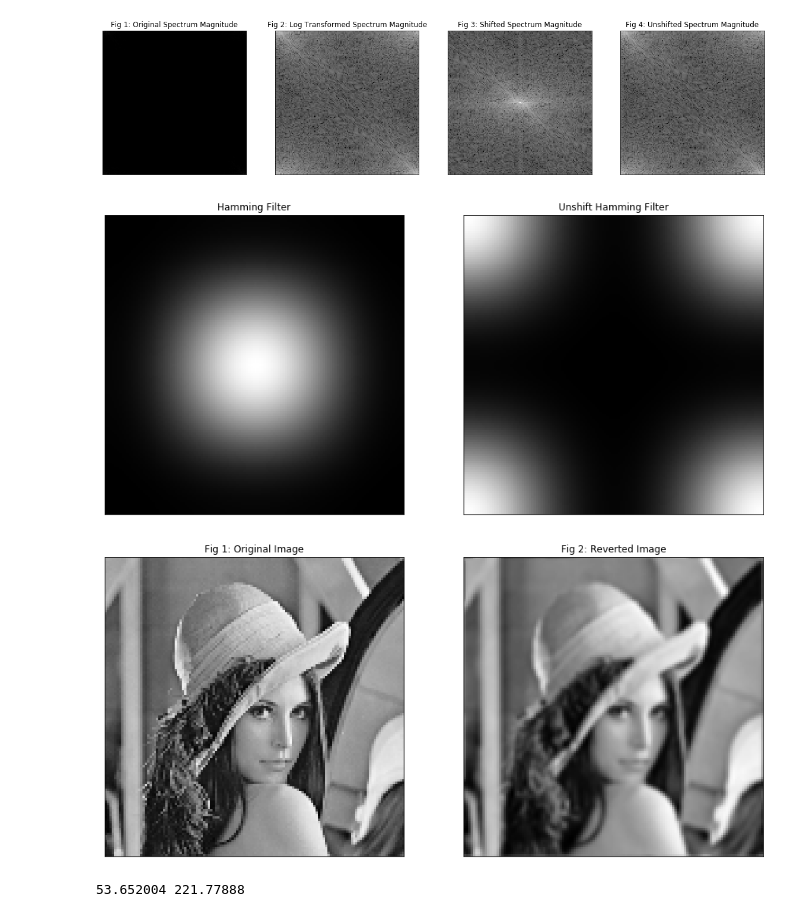
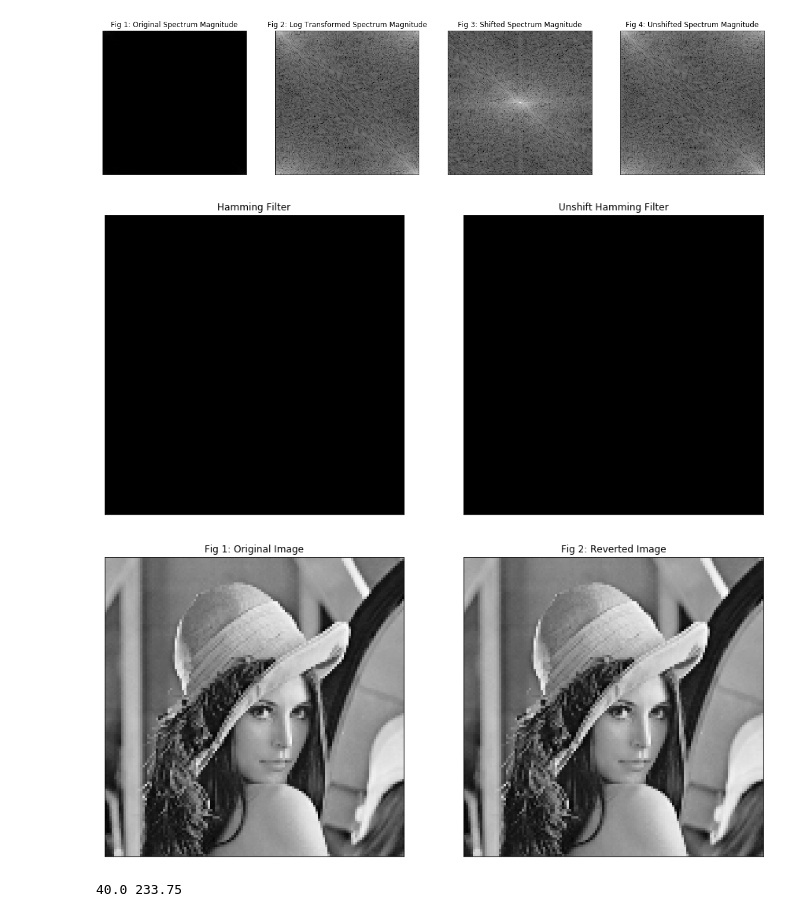
Before and after one commit to EricZimmermann/ECSE444-Filtering, a Jupyter notebook: prototyping/validation.ipynb, the cells around one changed output. Drawn from its saved outputs; the diff is of its cells as text; code cells hidden in the pictures.

```diff
--- a/prototyping/validation.ipynb
+++ b/prototyping/validation.ipynb
@@ -13,8 +13,8 @@ import processing
 # %% [markdown]
 # Toggles
 # %%
-is_kernel = True
-is_conv = True
+is_kernel = False
+is_conv = False
 is_fft = True
 is_ct = True
 # %% [markdown]
@@ -175,21 +159,21 @@ if is_fft:
 # %%
 if is_fft:
     c_filter = obj.Hamming(size)
-    c_filter.generateFilter(3)
+    c_filter.generateFilter(0)
 
     #sharpen
     #c_filter.data = np.abs(c_filter.data - 1)
 
     shift_filter = processing.quickShift(c_filter.data)
 
     plt.rcParams["figure.figsize"] = (15,15)
     plt.subplot(121),plt.imshow(c_filter.data, cmap='gray')
     plt.title("Hamming Filter"), plt.xticks([]), plt.yticks([])
     plt.subplot(122),plt.imshow(shift_filter, cmap='gray')
     plt.title("Unshift Hamming Filter"), plt.xticks([]), plt.yticks([])
     plt.show()
 # %% [output]
-[figure, old version]
+[figure, new version]
 # %%
 if is_fft:
     c_filter.data = shift_filter
@@ -214,5 +198,5 @@ if is_fft:
 
     print(img_rev.data.min(), img_rev.data.max())
 # %% [output]
-[figure, old version]
+[figure, new version]
-53.652004 221.77888
+40.0 233.75
```
Also changed, not shown: parts of 3 cells of this notebook, 1 other file.
